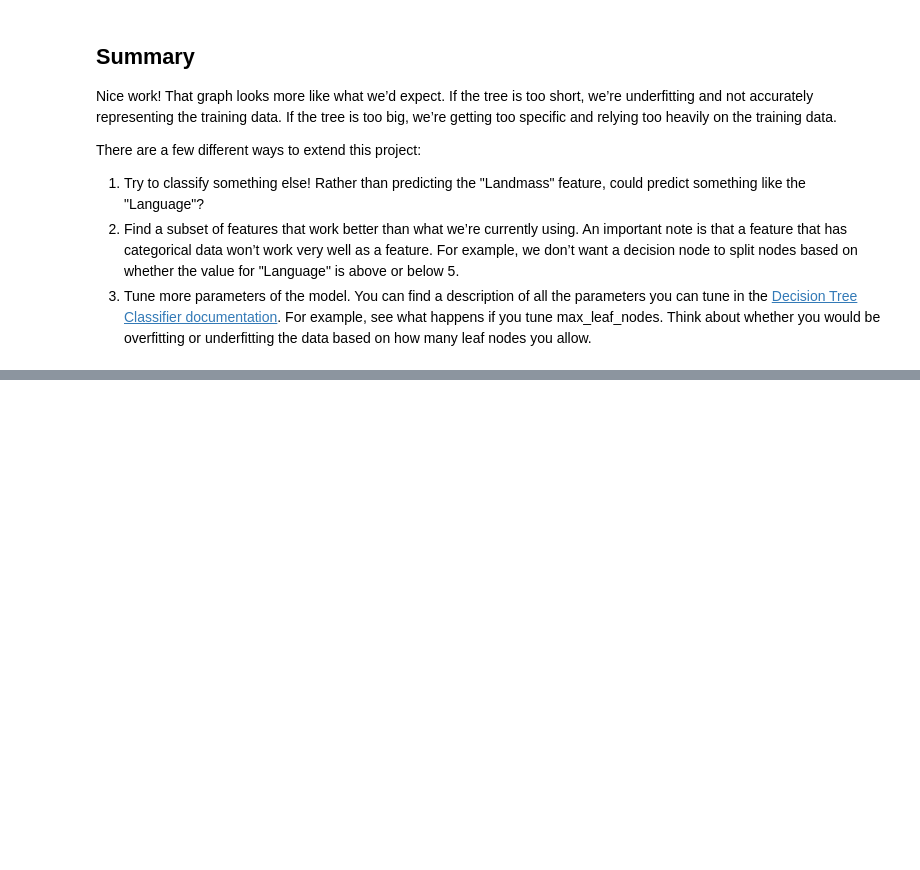
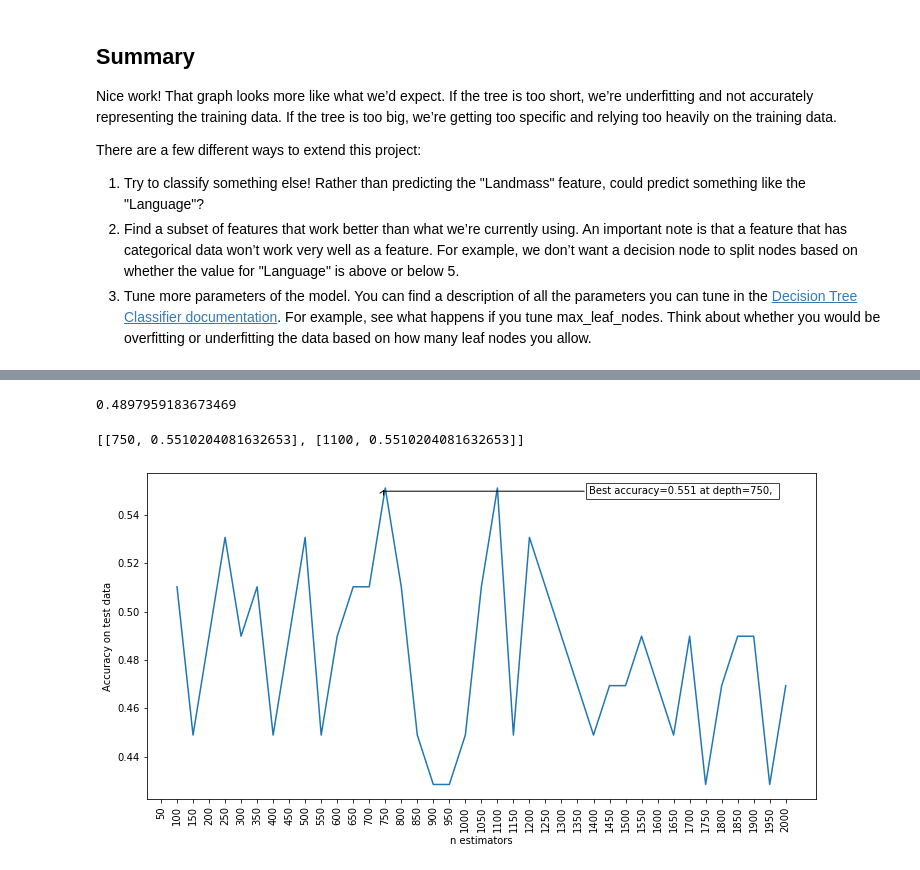
Before and after one commit to ccozens/codeacademy, a Jupyter notebook: Find_the_flag_project.ipynb, the cells around one changed output, grey strips where cells are left out. Drawn from its saved outputs; the diff is of its cells as text; code cells hidden in the pictures; blank space fills up the shorter version.

```diff
--- a/Find_the_flag_project.ipynb
+++ b/Find_the_flag_project.ipynb
@@ -263,0 +247,6 @@ train_trees(train_data, train_labels, 20)
+# %%
+classifier = RandomForestClassifier(n_estimators = 2000, random_state = 26)
+classifier.fit(train_data, train_labels)
+classifier.score(test_data, test_labels)
+# %% [output]
+0.4897959183673469
@@ -263,0 +305,5 @@ train_trees(train_data, train_labels, 20)
+# %%
+train_forests(data, labels, 2000, 50)
+# %% [output]
+[[750, 0.5510204081632653], [1100, 0.5510204081632653]]
+[figure, added]
```
Also changed, not shown: parts of 8 cells of this notebook.
